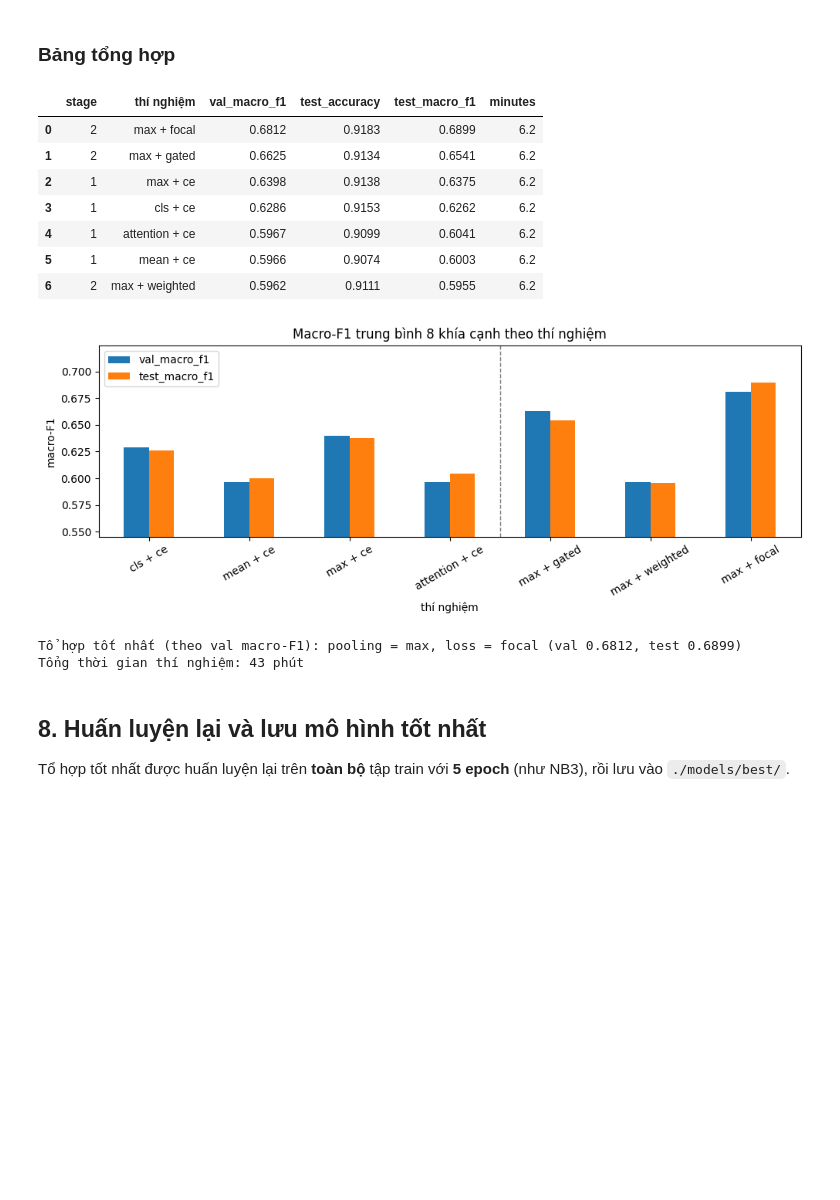
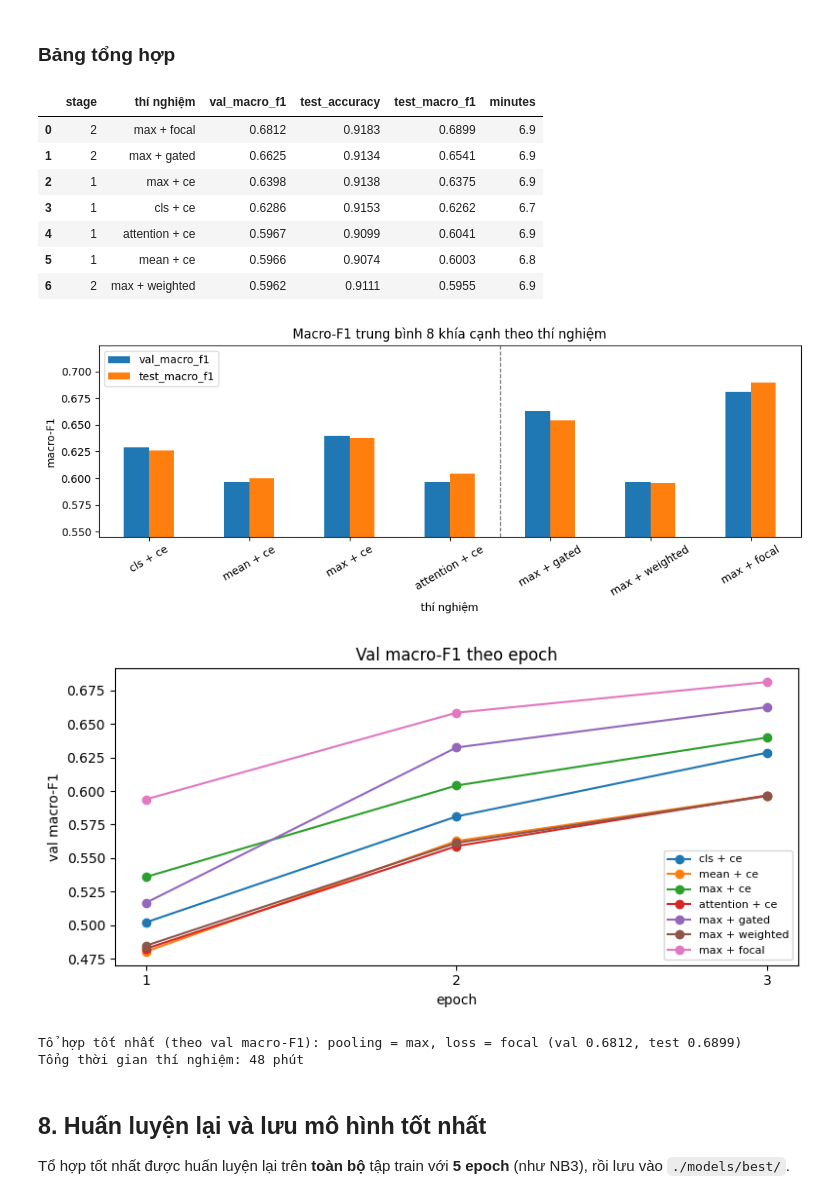
Before and after one commit to PeterBrr/absa-spark, a Jupyter notebook: notebooks/05_bert_experiments.ipynb, the cells around one changed output. Drawn from its saved outputs; the diff is of its cells as text; code cells hidden in the pictures; blank space fills up the shorter version.

Commit message:
nb: sửa mốc BiLSTM 0.6390 ở NB3/NB4, thêm biểu đồ theo epoch ở NB5, hướng dẫn chạy dùng Import Notebook; sinh lại submission

```diff
--- a/notebooks/05_bert_experiments.ipynb
+++ b/notebooks/05_bert_experiments.ipynb
@@ -897,6 +897,7 @@ def run_experiment(pooling: str, loss_type: str, cfg: dict) -> dict:
                   epochs=cfg["epochs"], lr=cfg["lr"])
     pred = predict_labels(model, test_loader, to_labels)
     minutes = (time.time() - start) / 60
+    histories[f"{pooling} + {loss_type}"] = history  # giữ lại để vẽ đường học theo epoch
     del model
     if torch.cuda.is_available():
         torch.cuda.empty_cache()
@@ -908,6 +909,7 @@ def run_experiment(pooling: str, loss_type: str, cfg: dict) -> dict:
 
 
 records = []
+histories = {}  # tên thí nghiệm → lịch sử loss / val macro-F1 theo epoch
 # %% [markdown]
 ### Giai đoạn 1 — so sánh cách pooling (loss = CrossEntropy)
 # %%
@@ -1084,33 +1086,43 @@ Nạp lại trọng số tốt nhất: val macro-F1 = 0.6812
 # %%
 table = results.copy()
 table["thí nghiệm"] = table["pooling"] + " + " + table["loss"]
 display(table[["stage", "thí nghiệm", "val_macro_f1", "test_accuracy", "test_macro_f1", "minutes"]]
         .sort_values("val_macro_f1", ascending=False).round(4).reset_index(drop=True))
 
 ax = table.set_index("thí nghiệm")[["val_macro_f1", "test_macro_f1"]].plot(
     kind="bar", figsize=(10, 4), rot=30, title="Macro-F1 trung bình 8 khía cạnh theo thí nghiệm")
 ax.set_ylim(max(0, table[["val_macro_f1", "test_macro_f1"]].values.min() - 0.05), None)
 ax.axvline(3.5, color="gray", linestyle="--", linewidth=1)  # ranh giới giai đoạn 1 | giai đoạn 2
 ax.set_ylabel("macro-F1")
 plt.tight_layout()
 plt.show()
 
+# Đường học: val macro-F1 theo epoch của từng thí nghiệm
+fig, ax = plt.subplots(figsize=(8, 4))
+for name, h in histories.items():
+    ax.plot(range(1, len(h["val_macro_f1"]) + 1), h["val_macro_f1"], marker="o", label=name)
+ax.set_xlabel("epoch"); ax.set_ylabel("val macro-F1"); ax.set_title("Val macro-F1 theo epoch")
+ax.set_xticks(range(1, cfg["epochs"] + 1)); ax.legend(fontsize=8)
+plt.tight_layout()
+plt.show()
+
 best = results.loc[results.val_macro_f1.idxmax()]
 print(f"Tổ hợp tốt nhất (theo val macro-F1): pooling = {best.pooling}, loss = {best.loss} "
       f"(val {best.val_macro_f1:.4f}, test {best.test_macro_f1:.4f})")
 print(f"Tổng thời gian thí nghiệm: {results.minutes.sum():.0f} phút")
 # %% [output]
 |  | stage | thí nghiệm | val_macro_f1 | test_accuracy | test_macro_f1 | minutes |
-| 0 | 2 | max + focal | 0.6812 | 0.9183 | 0.6899 | 6.2 |
-| 1 | 2 | max + gated | 0.6625 | 0.9134 | 0.6541 | 6.2 |
-| 2 | 1 | max + ce | 0.6398 | 0.9138 | 0.6375 | 6.2 |
-| 3 | 1 | cls + ce | 0.6286 | 0.9153 | 0.6262 | 6.2 |
-| 4 | 1 | attention + ce | 0.5967 | 0.9099 | 0.6041 | 6.2 |
-| 5 | 1 | mean + ce | 0.5966 | 0.9074 | 0.6003 | 6.2 |
-| 6 | 2 | max + weighted | 0.5962 | 0.9111 | 0.5955 | 6.2 |
+| 0 | 2 | max + focal | 0.6812 | 0.9183 | 0.6899 | 6.9 |
+| 1 | 2 | max + gated | 0.6625 | 0.9134 | 0.6541 | 6.9 |
+| 2 | 1 | max + ce | 0.6398 | 0.9138 | 0.6375 | 6.9 |
+| 3 | 1 | cls + ce | 0.6286 | 0.9153 | 0.6262 | 6.7 |
+| 4 | 1 | attention + ce | 0.5967 | 0.9099 | 0.6041 | 6.9 |
+| 5 | 1 | mean + ce | 0.5966 | 0.9074 | 0.6003 | 6.8 |
+| 6 | 2 | max + weighted | 0.5962 | 0.9111 | 0.5955 | 6.9 |
 [figure]
+[figure, added]
 Tổ hợp tốt nhất (theo val macro-F1): pooling = max, loss = focal (val 0.6812, test 0.6899)
-Tổng thời gian thí nghiệm: 43 phút
+Tổng thời gian thí nghiệm: 48 phút
 # %% [markdown]
 ## 8. Huấn luyện lại và lưu mô hình tốt nhất
 
```
Also changed, not shown: parts of 7 cells of this notebook, 10 other files.
